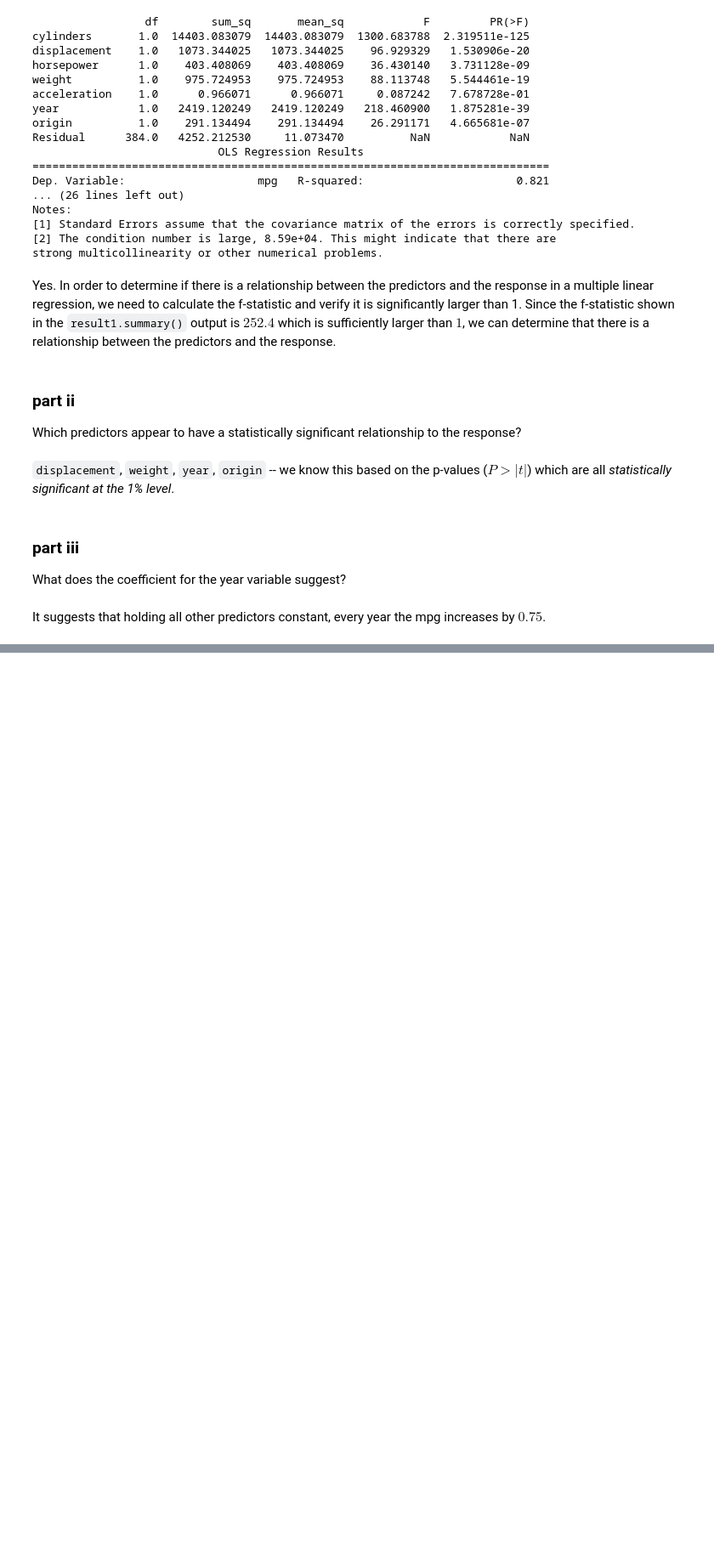
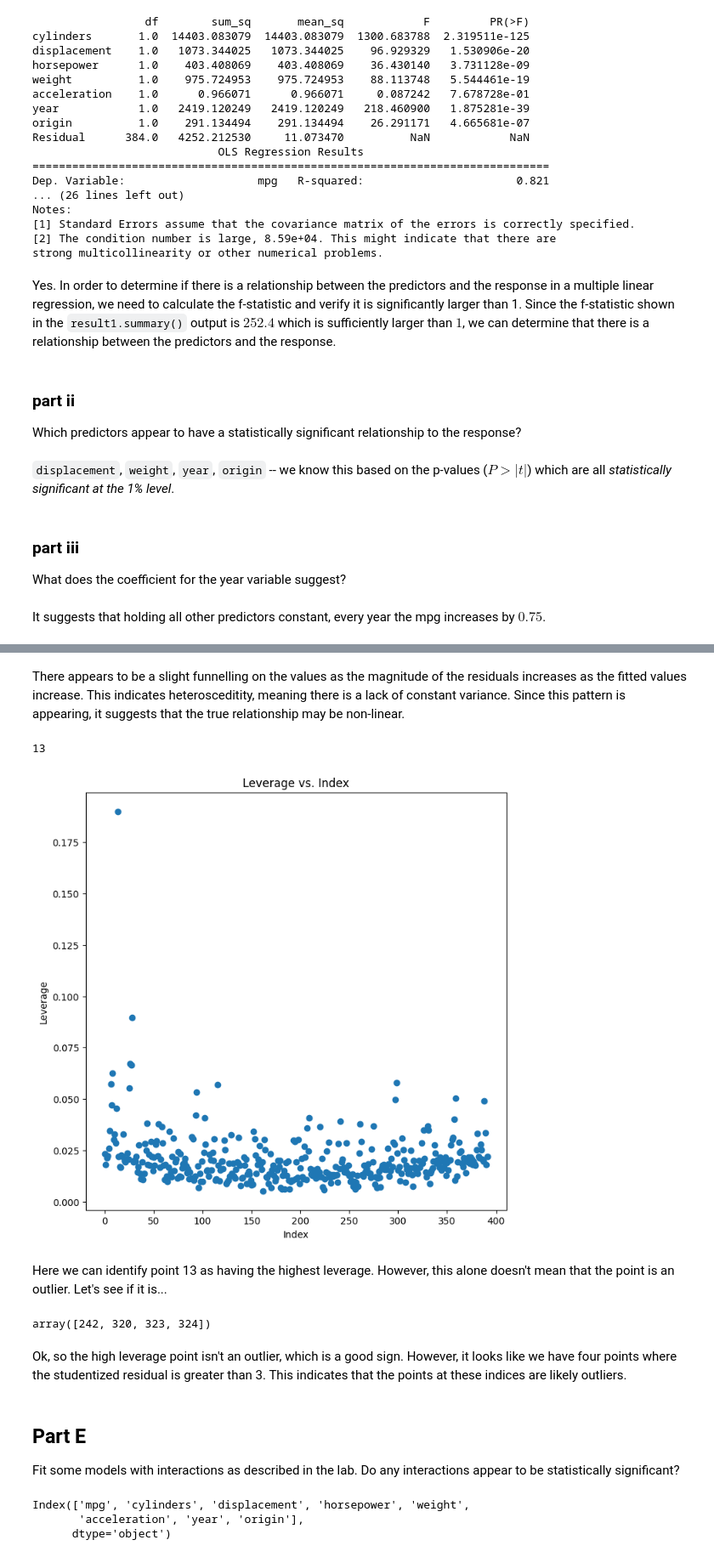
Before and after one commit to anchitrao/islp, a Jupyter notebook: chapter3/exercise_3_9.ipynb, the cells around one changed output, grey strips where cells are left out. Shown at 85% size. Drawn from its saved outputs; the diff is of its cells as text; code cells hidden in the pictures; blank space fills up the shorter version.

```diff
--- a/chapter3/exercise_3_9.ipynb
+++ b/chapter3/exercise_3_9.ipynb
@@ -131,0 +143,36 @@ It suggests that holding all other predictors constant, every year the mpg incre
+# %% [markdown]
+There appears to be a slight funnelling on the values as the magnitude of the residuals increases as the fitted values increase. This indicates heterosceditity, meaning there is a lack of constant variance. Since this pattern is appearing, it suggests that the true relationship may be non-linear.
+# %%
+ax = subplots(figsize=(8, 8))[1]
+ax.set_title('Leverage vs. Index')
+ax.set_xlabel('Index')
+ax.set_ylabel('Leverage')
+
+# get leverage for points
+infl = results.get_influence()
+ax.scatter(np.arange(X.shape[0]), infl.hat_matrix_diag)
+np.argmax(infl.hat_matrix_diag)
+# %% [output]
+13
+[figure, added]
+# %% [markdown]
+Here we can identify point 13 as having the highest leverage. However, this alone doesn't mean that the point is an outlier. Let's see if it is...
+# %%
+residuals = infl.resid_studentized_internal
+max_residual_index = np.where(np.abs(residuals) > 3)[0]
+
+max_residual_index
+# %% [output]
+array([242, 320, 323, 324])
+# %% [markdown]
+Ok, so the high leverage point isn't an outlier, which is a good sign. However, it looks like we have four points where the studentized residual is greater than 3. This indicates that the points at these indices are likely outliers.
+# %% [markdown]
+## Part E
+
+Fit some models with interactions as described in the lab. Do any interactions appear to be statistically significant?
+# %%
+Auto.columns
+# %% [output]
+Index(['mpg', 'cylinders', 'displacement', 'horsepower', 'weight',
+       'acceleration', 'year', 'origin'],
+      dtype='object')
```
Also changed, not shown: parts of 11 cells of this notebook.
